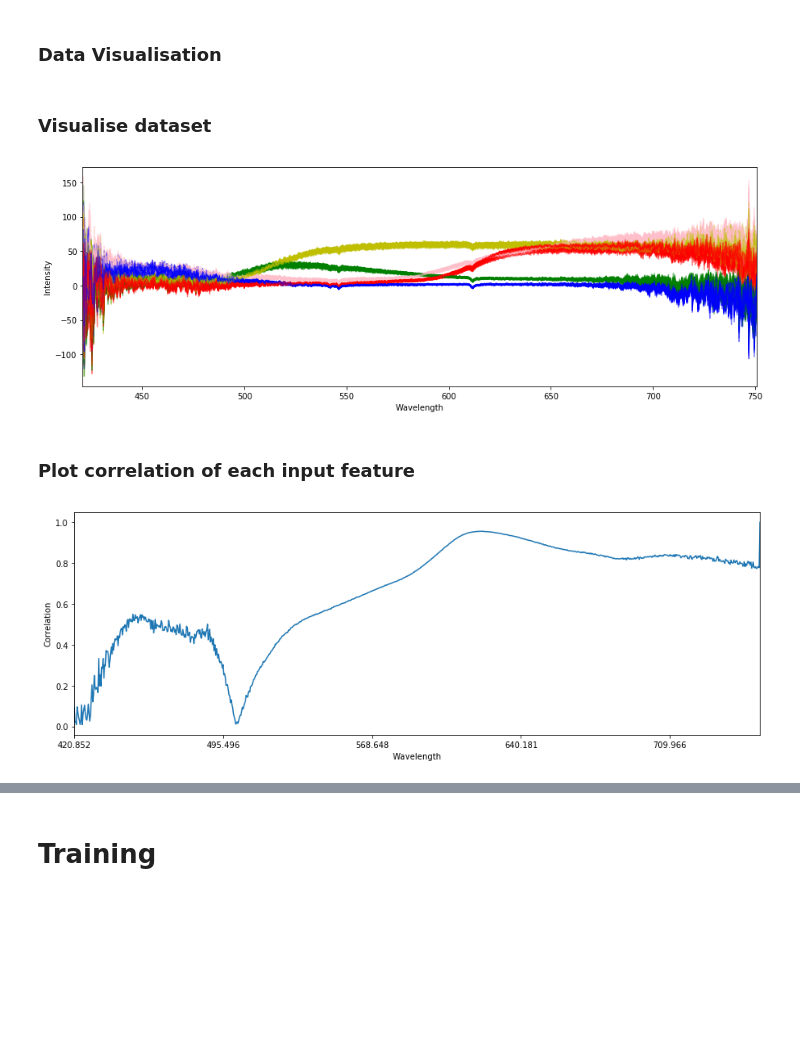
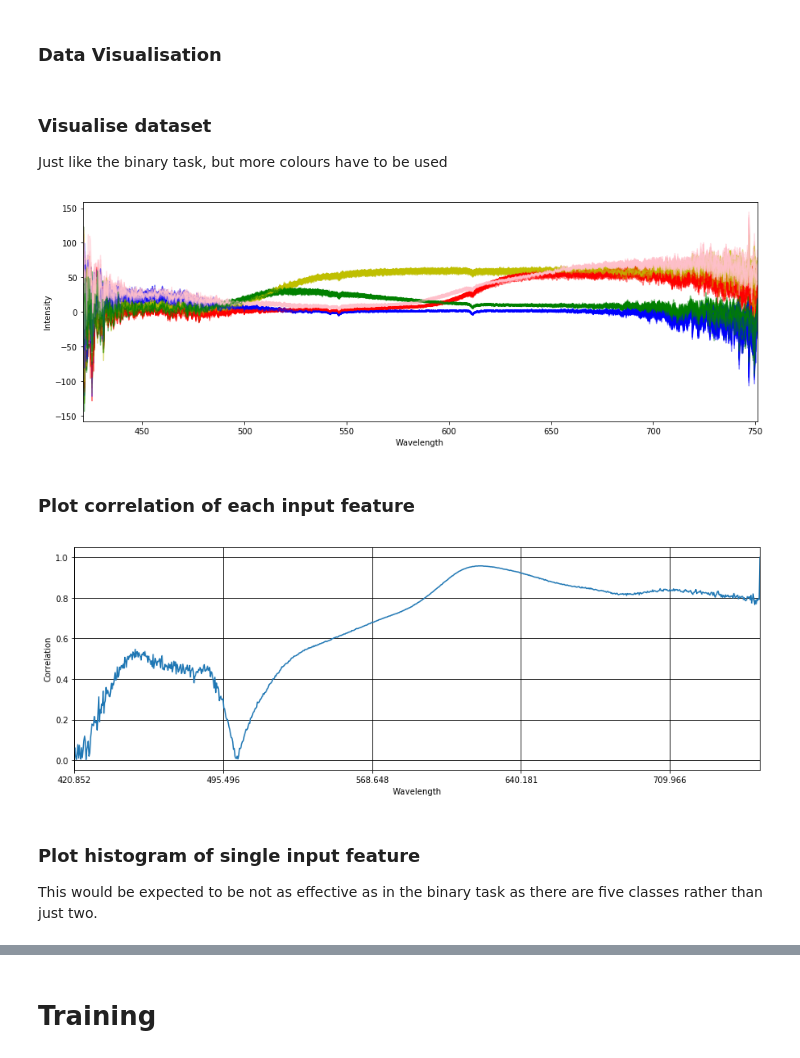
Before and after one commit to 12yuens2/classification-learning, a Jupyter notebook: multiclass/multiclassTask.ipynb, the cells around one changed output, grey strips where cells are left out. Saved outputs shown, nothing was run; the diff lists cells and outputs as text; code cells hidden in the pictures; blank space fills up the shorter version.

```diff
--- a/multiclass/multiclassTask.ipynb
+++ b/multiclass/multiclassTask.ipynb
@@ -22,15 +22,16 @@ y = y[0]
 # %%
 from sklearn.model_selection import train_test_split
 
-X_train, X_test, y_train, y_test = train_test_split(wavelength_df, y, test_size=0.3, random_state=24)
+X_train, X_test, y_train, y_test = train_test_split(wavelength_df, y, stratify=y,test_size=0.3, random_state=24)
 # %% [markdown]
 # Preprocessing
 # %% [markdown]
 ### Data Visualisation
 # %%
 import matplotlib.pyplot as plt
-# %% [markdown]
-### Visualise dataset
+# %% [markdown]
+### Visualise dataset
+Just like the binary task, but more colours have to be used
 # %%
 plt.figure(figsize=(15,5))
 for i,row in X_train.iterrows():
@@ -51,7 +52,7 @@ for i,row in X_train.iterrows():
     ax.set_ylabel("Intensity")
 plt.show()
 # %% [output]
-[figure, old version]
+[figure, new version]
 # %% [markdown]
 ### Plot correlation of each input feature
 # %%
@@ -60,8 +61,12 @@ correlation_data = X_train.assign(output=y_train)
 # %%
 plt.figure(figsize=(15,5))
 ax = correlation_data.corr()["output"].map(abs).plot()
 ax.set_xlabel("Wavelength")
 ax.set_ylabel("Correlation")
+ax.grid(color='black', linestyle="-")
 plt.show()
 # %% [output]
-[figure, old version]
+[figure, new version]
+# %% [markdown]
+### Plot histogram of single input feature
+This would be expected to be not as effective as in the binary task as there are five classes rather than just two.
```
Also changed, not shown: parts of 47 cells of this notebook, 1 other file.
